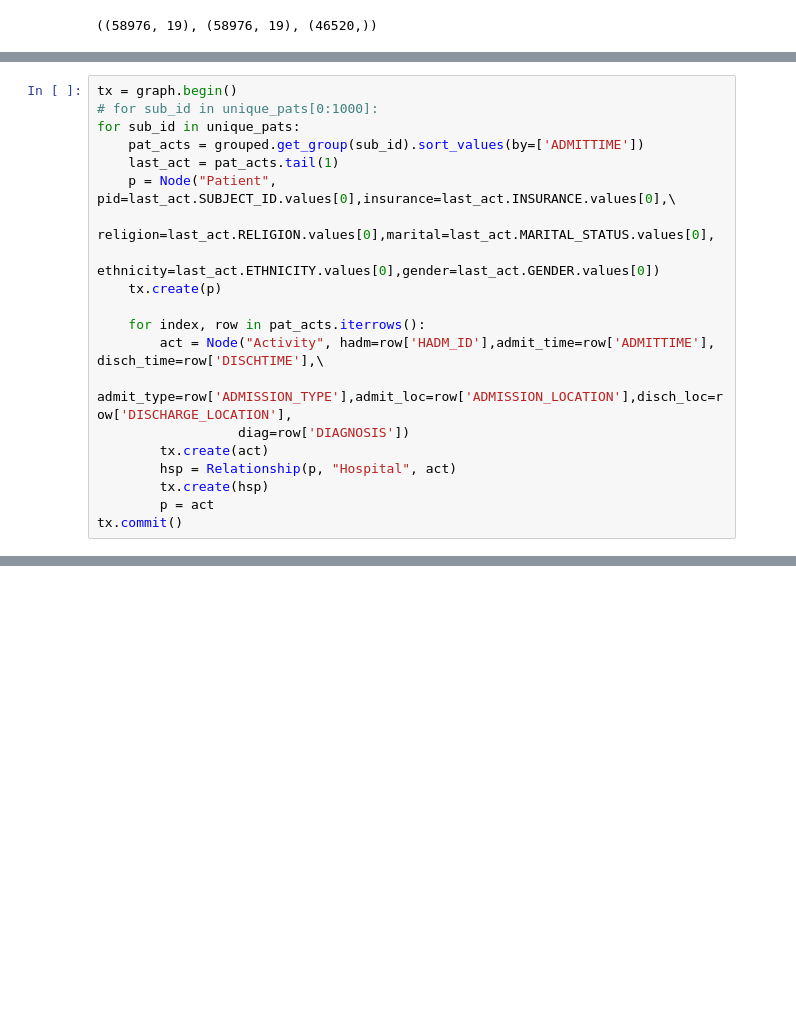
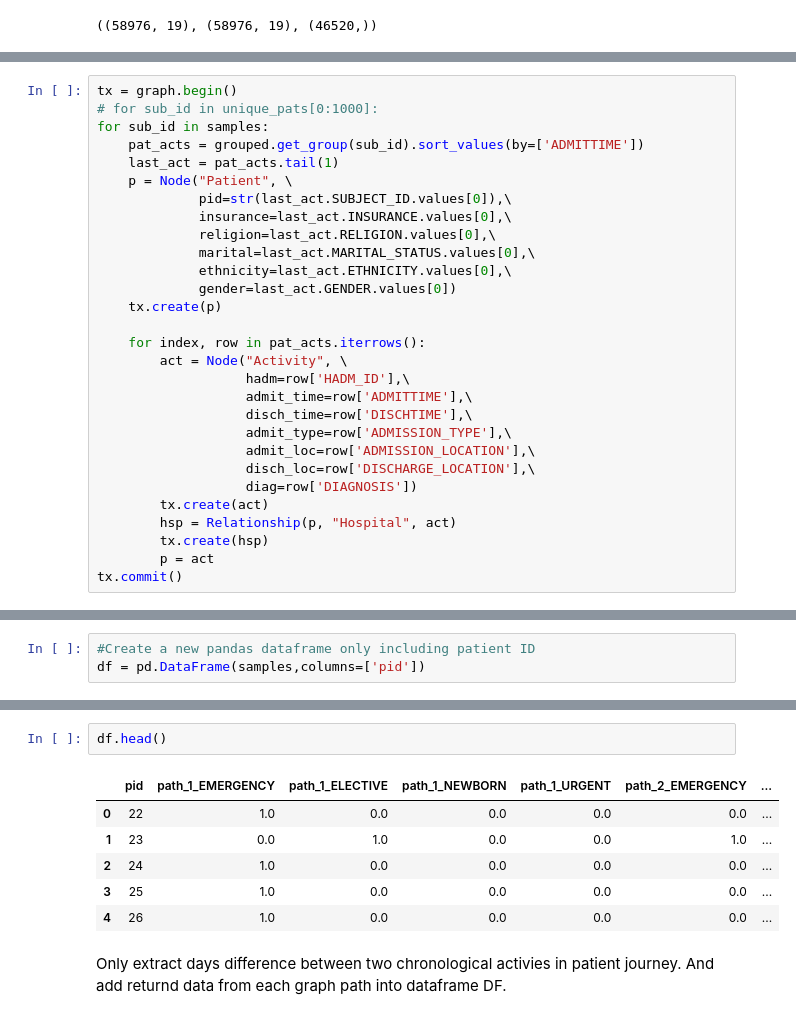
Before and after one commit to Xueping/graphDB, a Jupyter notebook: py2neo creates patient journey.ipynb, the cells around one changed output, grey strips where cells are left out. Saved outputs shown, nothing was run; the diff lists cells and outputs as text; blank space fills up the shorter version.

```diff
--- a/py2neo creates patient journey.ipynb
+++ b/py2neo creates patient journey.ipynb
@@ -32,18 +53,27 @@ grouped = profs.groupby(['SUBJECT_ID'])
 # %%
 tx = graph.begin()
 # for sub_id in unique_pats[0:1000]:
-for sub_id in unique_pats:
+for sub_id in samples:
     pat_acts = grouped.get_group(sub_id).sort_values(by=['ADMITTIME'])
     last_act = pat_acts.tail(1)
-    p = Node("Patient", pid=last_act.SUBJECT_ID.values[0],insurance=last_act.INSURANCE.values[0],\
-             religion=last_act.RELIGION.values[0],marital=last_act.MARITAL_STATUS.values[0],
-             ethnicity=last_act.ETHNICITY.values[0],gender=last_act.GENDER.values[0])
+    p = Node("Patient", \
+             pid=str(last_act.SUBJECT_ID.values[0]),\
+             insurance=last_act.INSURANCE.values[0],\
+             religion=last_act.RELIGION.values[0],\
+             marital=last_act.MARITAL_STATUS.values[0],\
+             ethnicity=last_act.ETHNICITY.values[0],\
+             gender=last_act.GENDER.values[0])
     tx.create(p)
 
     for index, row in pat_acts.iterrows():
-        act = Node("Activity", hadm=row['HADM_ID'],admit_time=row['ADMITTIME'], disch_time=row['DISCHTIME'],\
-        admit_type=row['ADMISSION_TYPE'],admit_loc=row['ADMISSION_LOCATION'],disch_loc=row['DISCHARGE_LOCATION'],
-                  diag=row['DIAGNOSIS'])
+        act = Node("Activity", \
+                   hadm=row['HADM_ID'],\
+                   admit_time=row['ADMITTIME'],\
+                   disch_time=row['DISCHTIME'],\
+                   admit_type=row['ADMISSION_TYPE'],\
+                   admit_loc=row['ADMISSION_LOCATION'],\
+                   disch_loc=row['DISCHARGE_LOCATION'],\
+                   diag=row['DIAGNOSIS'])
         tx.create(act)
         hsp = Relationship(p, "Hospital", act)
         tx.create(hsp)
@@ -84,0 +82,3 @@ Object
+# %%
+#Create a new pandas dataframe only including patient ID
+df = pd.DataFrame(samples,columns=['pid'])
@@ -84,0 +102,11 @@ Object
+# %%
+df.head()
+# %% [output]
+|  | pid | path_1_EMERGENCY | path_1_ELECTIVE | path_1_NEWBORN | path_1_URGENT | path_2_EMERGENCY | ... |
+| 0 | 22 | 1.0 | 0.0 | 0.0 | 0.0 | 0.0 | ... |
+| 1 | 23 | 0.0 | 1.0 | 0.0 | 0.0 | 1.0 | ... |
+| 2 | 24 | 1.0 | 0.0 | 0.0 | 0.0 | 0.0 | ... |
+| 3 | 25 | 1.0 | 0.0 | 0.0 | 0.0 | 0.0 | ... |
+| 4 | 26 | 1.0 | 0.0 | 0.0 | 0.0 | 0.0 | ... |
+# %% [markdown]
+Only extract days difference between two chronological activies in patient journey. And add returnd data from each graph path into dataframe DF.
```
Also changed, not shown: parts of 31 cells of this notebook, 7 other files.
